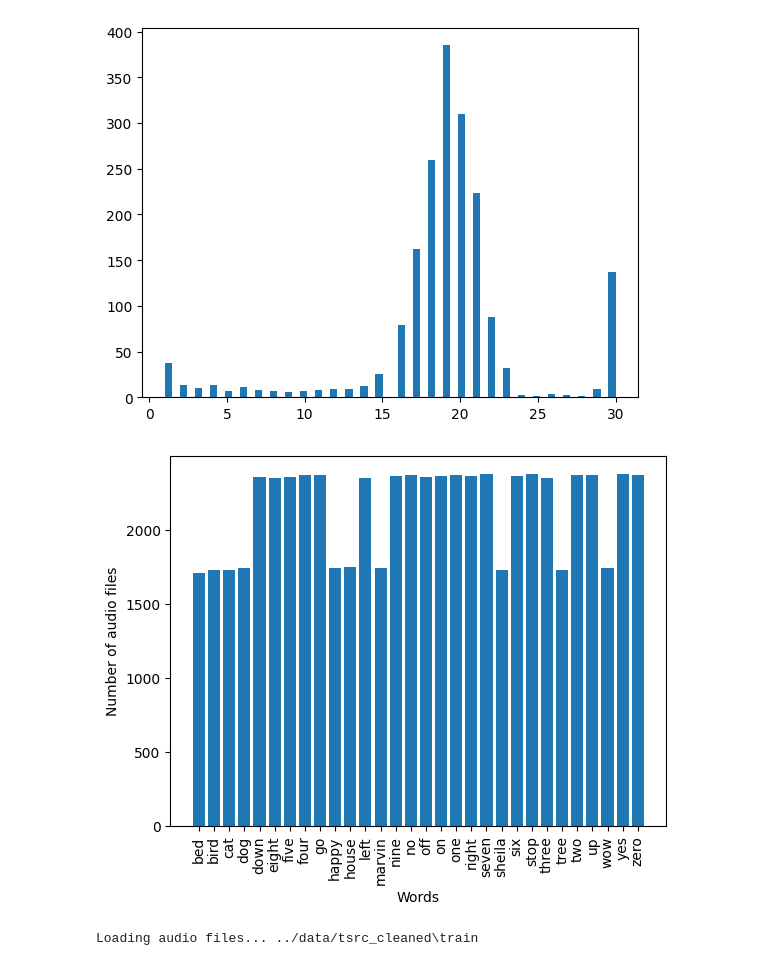
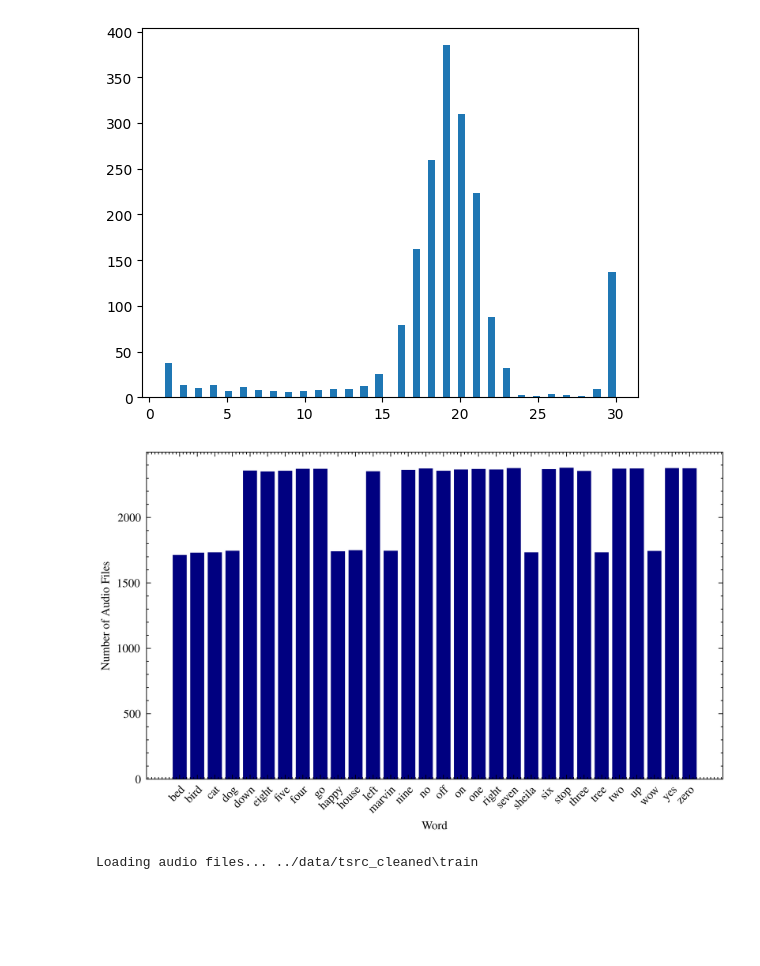
Before and after one commit to pavonism/intro-to-ml, a Jupyter notebook: scripts/DataPreprocessing.ipynb, the cells around one changed output. Cells and saved outputs as stored; diff of their text form; code cells hidden in the pictures; blank space fills up the shorter version.

Commit message:
Generate bar chart for the report

```diff
--- a/scripts/DataPreprocessing.ipynb
+++ b/scripts/DataPreprocessing.ipynb
@@ -13 +1,24 @@ from functools import partial
+# %%
+import glob
+import os
+import random
+import re
+from functools import partial
+from math import sqrt
+from typing import Dict, List
+
+import numpy as np
+from matplotlib import pyplot as plt
+import scienceplots
+from tqdm import tqdm
+
+from data_preprocessing.augmentation import audio, compose
+from data_preprocessing.augmentation.compose import Compose
+from data_preprocessing.cleaning import clean_audio_folder
+from data_preprocessing.spectrogram_converter import convert_audio_files_to_images
+from data_preprocessing.spectrogram_sharpener import sharpen_spectrograms
+from data_preprocessing.train_test_split import train_test_split
+
+
+plt.style.use(['science', 'ieee'])
 # %%
@@ -118,28 +104,25 @@ for file in files:
 file_occurances = [len(files) for files in speaker_id_to_files.values()]
 plt.hist(file_occurances, bins=int(sqrt(len(file_occurances))))
 # %%
-import glob
-import os
-from typing import Dict, List
-
-from matplotlib import pyplot as plt
-
 word_to_audio_files: Dict[str, List[str]] = {}
 
 for word in os.listdir('../data/tsrc/train/audio'):
     if word == '_background_noise_':
         continue
     word_to_audio_files[word] = glob.glob(f"../data/tsrc/train/audio/{word}/*.wav")
 
 
 file_occurances = [len(files) for files in word_to_audio_files.values()]
-plt.bar(word_to_audio_files.keys(), file_occurances)
-plt.xticks(rotation=90)
-plt.ylabel('Number of audio files')
-plt.xlabel('Words')
+
+plt.figure(figsize=(7, 4))
+plt.bar(word_to_audio_files.keys(), file_occurances, color='navy')
+plt.xticks(rotation=45, ha='right', rotation_mode='anchor')
+plt.ylabel('Number of Audio Files')
+plt.xlabel('Word')
+plt.savefig('charts/word_to_audio_files.png', bbox_inches='tight')
 plt.show()
 # %% [output]
-[figure, old version]
+[figure, new version]
 # %%
 random.seed(42)
 np.random.seed(42)
```
Also changed, not shown: parts of 8 cells of this notebook, 1 other file.
